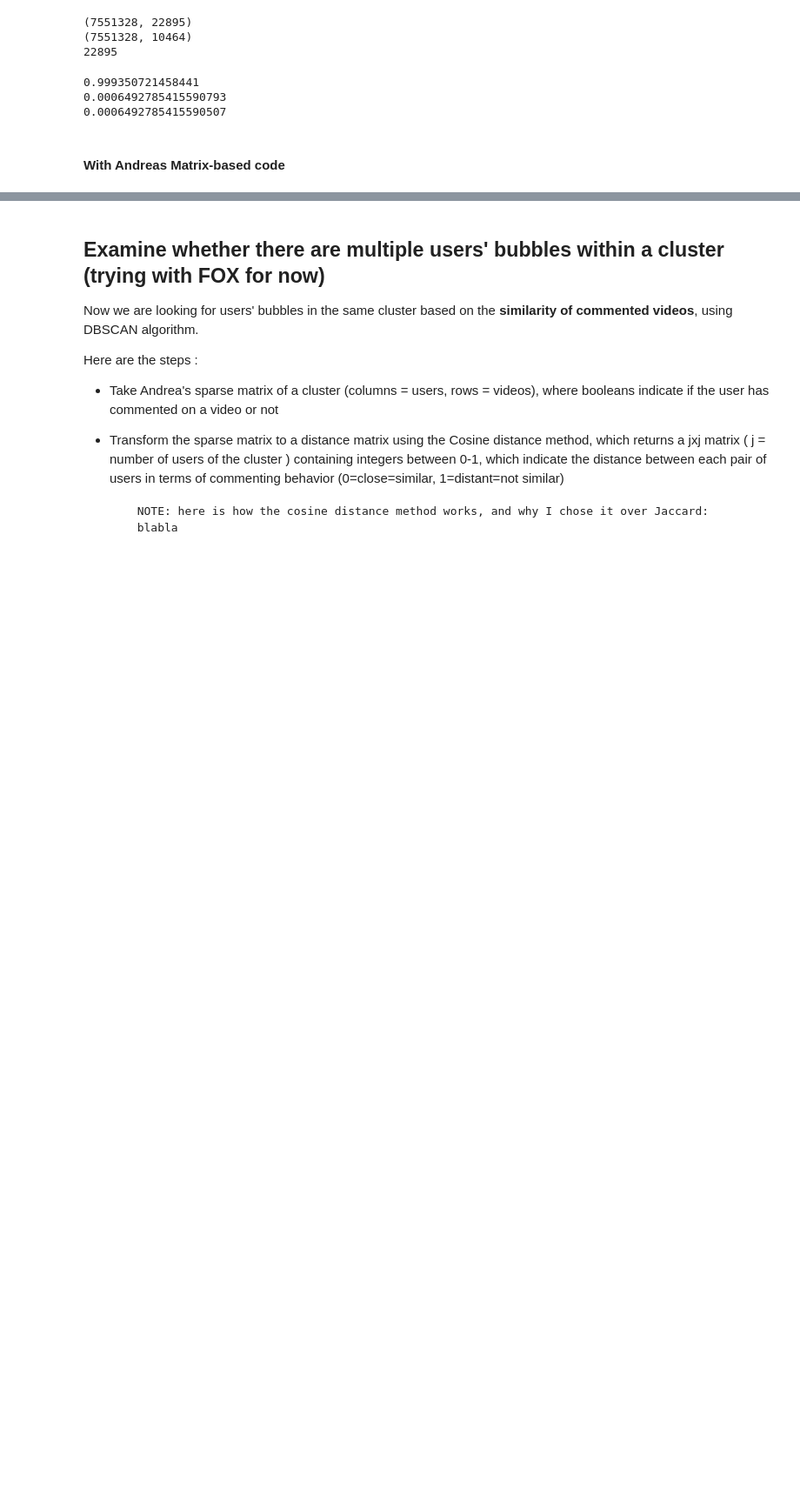
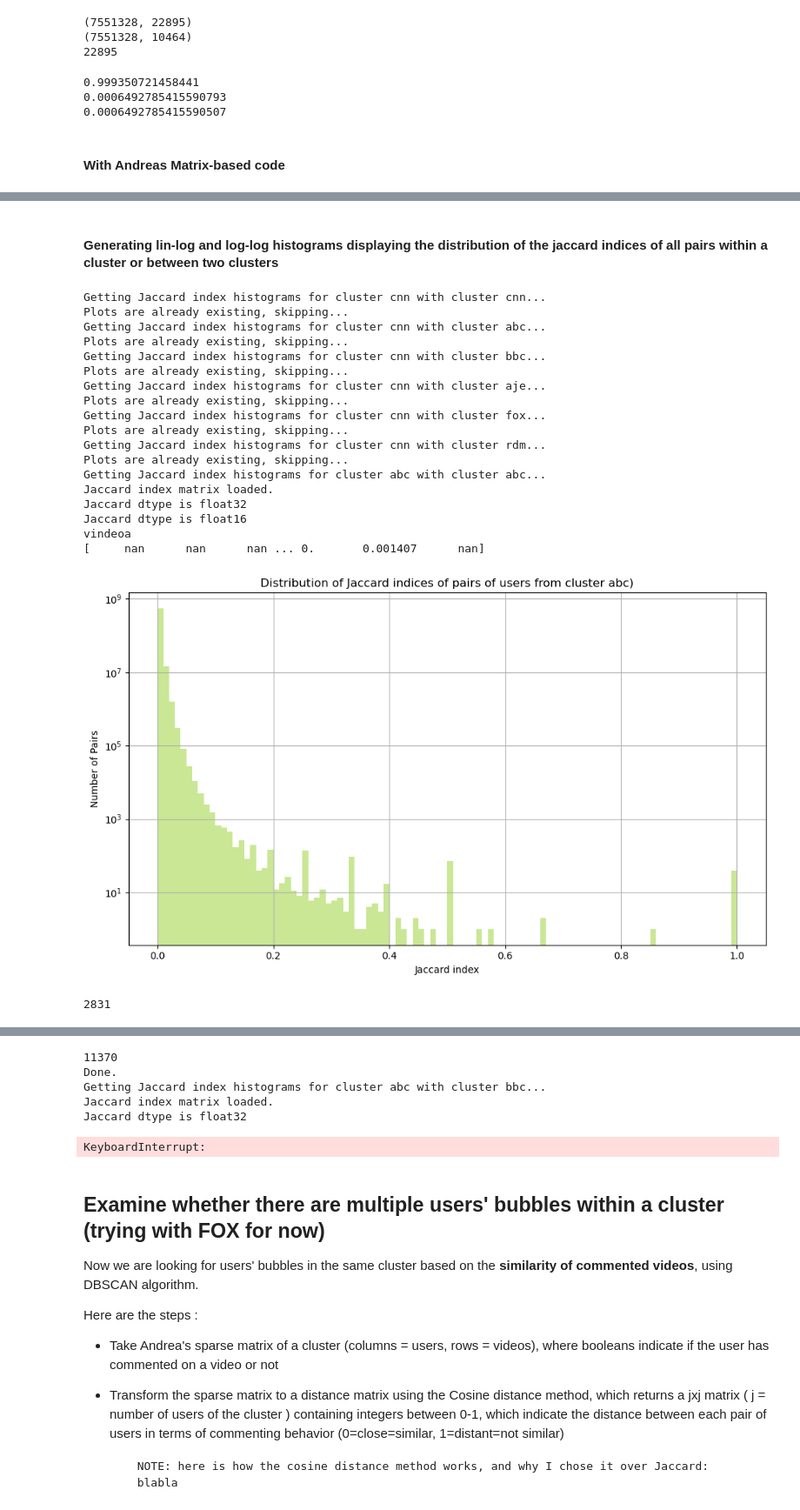
Before and after one commit to epfl-ada/ada-2024-project-thedataminions, a Jupyter notebook: results.ipynb, the cells around one changed output, grey strips where cells are left out. Shown at 87% size. Cells and saved outputs as stored; diff of their text form; code cells hidden in the pictures; blank space fills up the shorter version.

Commit message:
Add fct to generate MEDIAN jaccard index array for clusters. Add fcts for generating lin-log and log-log histograms of jaccard index values

```diff
--- a/results.ipynb
+++ b/results.ipynb
@@ -2587,0 +2605,48 @@ array([[0.00541953, 0.00218284, 0.00124098, 0.00104715, 0.00297658],
+# %% [markdown]
+#### Generating lin-log and log-log histograms displaying the distribution of the jaccard indices of all pairs within a cluster or between two clusters
+# %%
+users_in_clusters = {'cnn': cluster_cnn.author,
+                         'abc': cluster_abc.author,
+                         'bbc': cluster_bbc.author,
+                         'aje': cluster_aje.author,
+                         'fox': cluster_fox.author,
+                         'rdm': control_sample_author_ids.author}
+
+video_author_matrices = {'cnn': video_author_matrix_cnn_cluster,
+                            'abc': video_author_matrix_abc_cluster,
+                            'bbc': video_author_matrix_bbc_cluster,
+                            'aje': video_author_matrix_aje_cluster,
+                            'fox': video_author_matrix_fox_cluster,
+                            'rdm': video_author_matrix_random_sample}
+
+jaccard_filenames = {name1 + "_" + name2: (dataset_root_path
+                                           + f'../generated_data/jaccard_matrix_{name1}_{name2}.npy')
+                     for i, name1 in enumerate(['cnn', 'abc', 'bbc', 'aje', 'fox', 'rdm'])
+                     for name2 in ['cnn', 'abc', 'bbc', 'aje', 'fox', 'rdm'][i:]}
+
+dp.create_jaccard_index_histograms_for_all_cluster_combinations(video_author_matrices,
+                                                                users_in_clusters,
+                                                                jaccard_filenames,
+                                                                base_filename="src/figures/hist_of_pairwise_jacc_index",
+                                                                show=True)
+# %% [output]
+Getting Jaccard index histograms for cluster cnn with cluster cnn...
+Plots are already existing, skipping...
+Getting Jaccard index histograms for cluster cnn with cluster abc...
+Plots are already existing, skipping...
+Getting Jaccard index histograms for cluster cnn with cluster bbc...
+Plots are already existing, skipping...
+Getting Jaccard index histograms for cluster cnn with cluster aje...
+Plots are already existing, skipping...
+Getting Jaccard index histograms for cluster cnn with cluster fox...
+Plots are already existing, skipping...
+Getting Jaccard index histograms for cluster cnn with cluster rdm...
+Plots are already existing, skipping...
+Getting Jaccard index histograms for cluster abc with cluster abc...
+Jaccard index matrix loaded.
+Jaccard dtype is float32
+Jaccard dtype is float16
+vindeoa
+[     nan      nan      nan ... 0.       0.001407      nan]
+[figure, added]
+2831
@@ -2588,3 +2654,9 @@ array([[0.00541953, 0.00218284, 0.00124098, 0.00104715, 0.00297658],
+11370
+Done.
+Getting Jaccard index histograms for cluster abc with cluster bbc...
+Jaccard index matrix loaded.
+Jaccard dtype is float32
+KeyboardInterrupt:
 # %% [markdown]
 ## Examine whether there are multiple users' bubbles within a cluster (trying with FOX for now)
 
```
Also changed, not shown: parts of 10 cells of this notebook, 1 other file.
